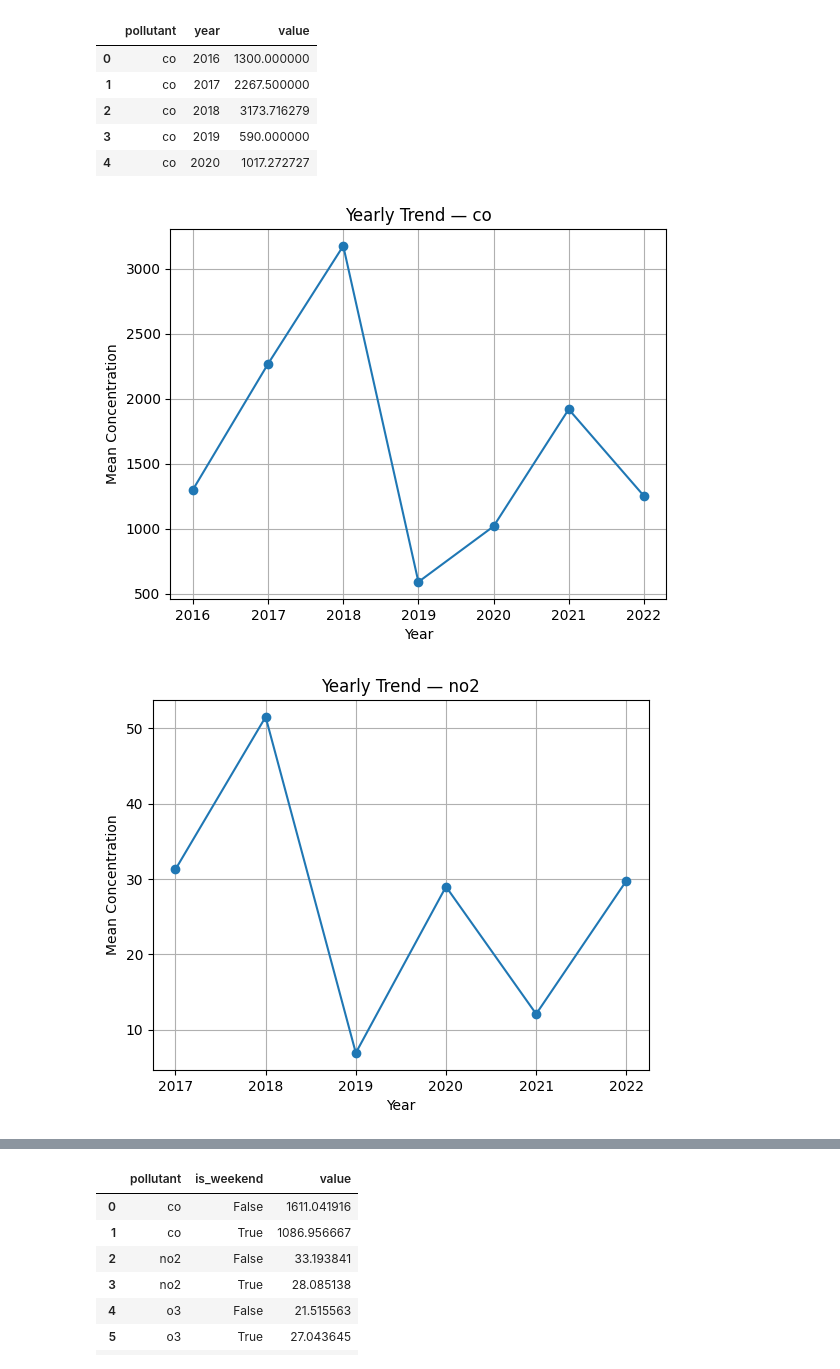
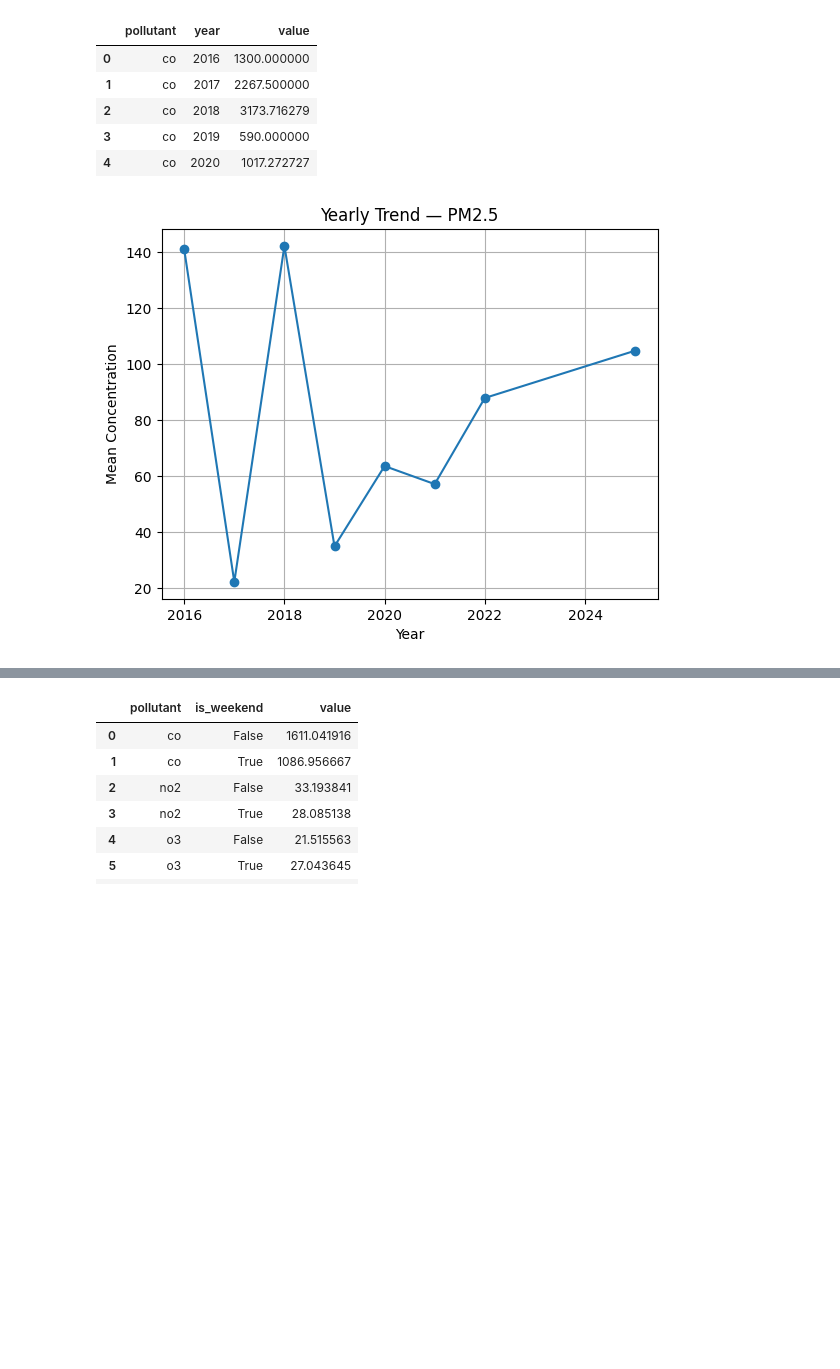
Before and after one commit to Comrade-1729/EDA_MLOPS-Portfolio, a Jupyter notebook: notebooks/01_climate_environment_eda.ipynb, the cells around one changed output, grey strips where cells are left out. Saved outputs shown, nothing was run; the diff lists cells and outputs as text; code cells hidden in the pictures; blank space fills up the shorter version.

```diff
--- a/notebooks/01_climate_environment_eda.ipynb
+++ b/notebooks/01_climate_environment_eda.ipynb
@@ -793,4 +553,2 @@ Path: datasets\processed\climate\openaq_processed.csv
 # %%
-df[df['pollutant'].str.lower() == 'pm2.5'] \
-  .sort_values('value', ascending=False) \
-  .head(15)
+df = df.reset_index(drop=True)
@@ -830,5 +561,0 @@ Reviewing dataset size and basic statistics after cleaning.
-# %%
-df = pd.read_csv(output_path)
-print("Loaded rows:", len(df))
-
-df.shape
@@ -938,10 +561,0 @@ Analyzing:
-# %%
-# Ensure 'last_updated' is a datetime column
-df['last_updated'] = pd.to_datetime(df['last_updated'], errors='coerce')
-
-# Now you can safely create 'date' column
-df['date'] = df['last_updated'].dt.date
-
-# Example: count number of records per day
-daily_counts = df.groupby('date').size()
-daily_counts.head()
@@ -1673,13 +888,11 @@ This phase goes beyond EDA and focuses on **interpretive temporal behavior**.
 
 We derive temporal features required for seasonal and trend analysis.
 # %%
-df['last_updated'] = pd.to_datetime(df['last_updated'], errors='coerce')
-
 df['year'] = df['last_updated'].dt.year
 df['month'] = df['last_updated'].dt.month
 df['hour'] = df['last_updated'].dt.hour
 df['weekday'] = df['last_updated'].dt.day_name()
 df['is_weekend'] = df['last_updated'].dt.weekday >= 5
 
-df[['last_updated', 'year', 'month', 'hour', 'weekday', 'is_weekend']].head()
+df[['last_updated', 'year', 'month', 'weekday', 'is_weekend']].head()
 # %% [output]
@@ -1738,16 +941,14 @@ yearly_avg.head()
 | 3 | co | 2019 | 590.000000 |
 | 4 | co | 2020 | 1017.272727 |
 # %%
-for pollutant in yearly_avg['pollutant'].unique():
-    subset = yearly_avg[yearly_avg['pollutant'] == pollutant]
-
-    plt.figure()
-    plt.plot(subset['year'], subset['value'], marker='o')
-    plt.title(f'Yearly Trend — {pollutant}')
-    plt.xlabel('Year')
-    plt.ylabel('Mean Concentration')
-    plt.grid(True)
-    plt.show()
+# Yearly trend — PM2.5 only
+pm25_yearly = yearly_avg[yearly_avg['pollutant'] == 'pm2.5']
+plt.figure()
+plt.plot(pm25_yearly['year'], pm25_yearly['value'], marker='o')
+plt.title('Yearly Trend — PM2.5')
+plt.xlabel('Year')
+plt.ylabel('Mean Concentration')
+plt.grid(True)
+plt.show()
 # %% [output]
-[figure, old version]
+[figure, new version]
-[figure, removed]
```
Also changed, not shown: parts of 138 cells of this notebook, 1 other file.
